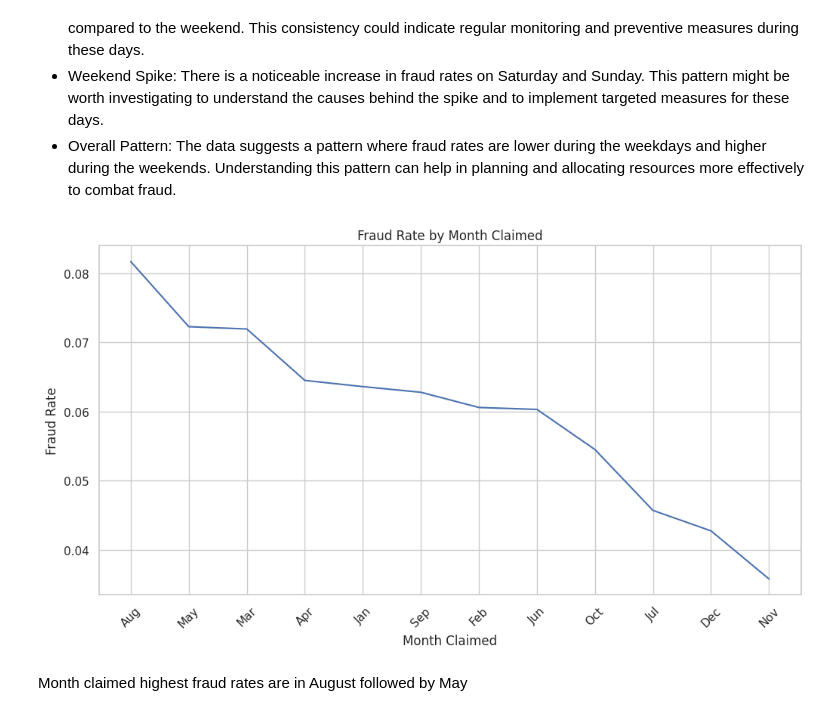
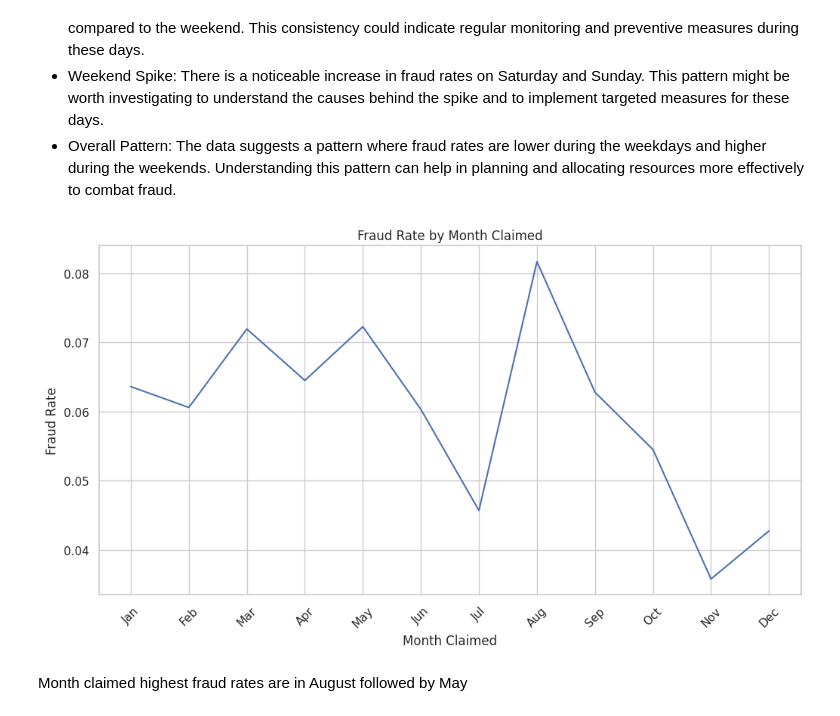
Before and after one commit to kimp10/Insurance-Fraud-Detection-Model-, a Jupyter notebook: Insurance_Fraud_detection.ipynb, the cells around one changed output. Saved outputs shown, nothing was run; the diff lists cells and outputs as text; code cells hidden in the pictures.

```diff
--- a/Insurance_Fraud_detection.ipynb
+++ b/Insurance_Fraud_detection.ipynb
@@ -342,18 +344,26 @@ Lowest Fraud Rate: Monday shows one of the lowest fraud rates, suggesting that f
 - Weekend Spike: There is a noticeable increase in fraud rates on Saturday and Sunday. This pattern might be worth investigating to understand the causes behind the spike and to implement targeted measures for these days.
 - Overall Pattern: The data suggests a pattern where fraud rates are lower during the weekdays and higher during the weekends. Understanding this pattern can help in planning and allocating resources more effectively to combat fraud.
 # %%
-# Line Plot Fraud Rate by Month Claimed
+# Define the desired order of months
+month_order = ['Jan', 'Feb', 'Mar', 'Apr', 'May', 'Jun', 'Jul', 'Aug', 'Sep', 'Oct', 'Nov', 'Dec']
+
+# Convert the index to a categorical with the specified order
+fraud_rate_by_month_claimed.index = pd.CategoricalIndex(fraud_rate_by_month_claimed.index, categories=month_order, ordered=True)
+
+# Sort the Series based on the new index
+fraud_rate_by_month_claimed = fraud_rate_by_month_claimed.sort_index()
+
+# Now plot the line plot
 plt.figure(figsize=(12, 6))
-fraud_rate_by_month_claimed = fraud_rates['MonthClaimed'].drop('0')
 sns.lineplot(x=fraud_rate_by_month_claimed.index, y=fraud_rate_by_month_claimed.values)
 plt.title('Fraud Rate by Month Claimed')
 plt.ylabel('Fraud Rate')
 plt.xlabel('Month Claimed')
 plt.xticks(rotation=45)
 plt.grid(True)
 plt.show()
 # %% [output]
-[figure, old version]
+[figure, new version]
 # %% [markdown]
 Month claimed highest fraud rates are in August  followed by May
 # %%
```
Also changed, not shown: parts of 2 cells of this notebook.
